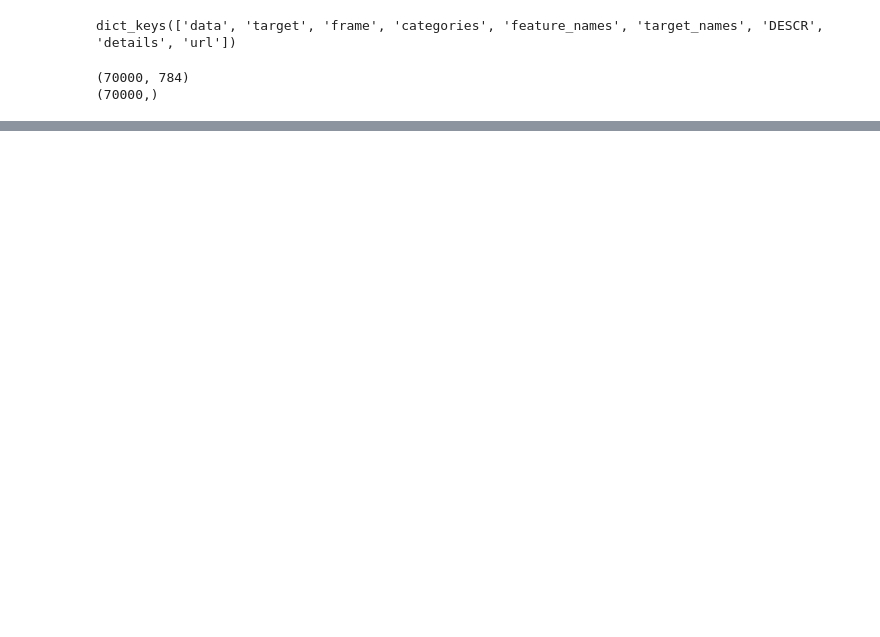
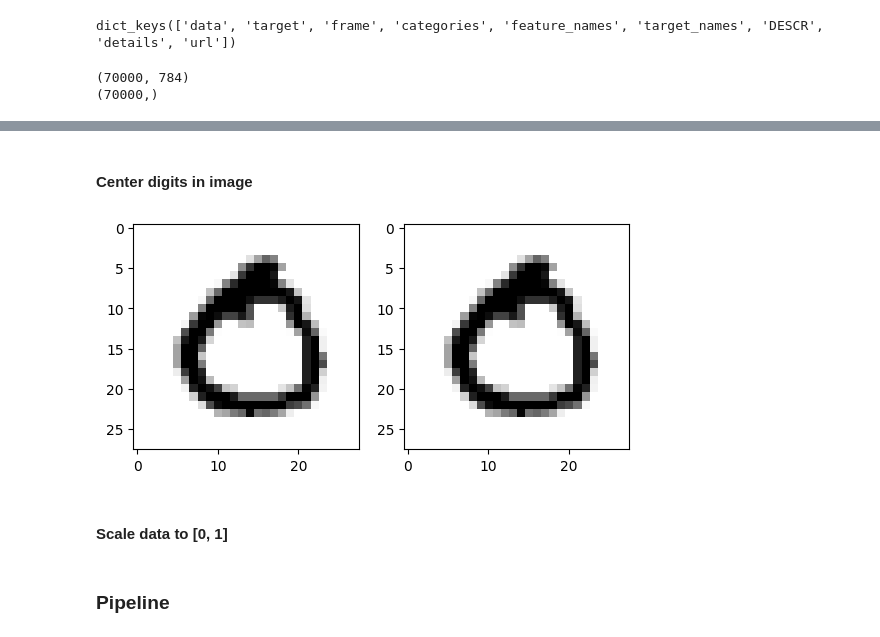
Before and after one commit to aguimorefran/handson-ml, a Jupyter notebook: ch3-classification/exercise.ipynb, the cells around one changed output, grey strips where cells are left out. Cells and saved outputs as stored; diff of their text form; code cells hidden in the pictures; blank space fills up the shorter version.

```diff
--- a/ch3-classification/exercise.ipynb
+++ b/ch3-classification/exercise.ipynb
@@ -43,11 +46,7 @@ y[rand_digit_index]
 # Split the data into train and test equally
 # There must be same proportion of each digit in train and test
 
-from sklearn.model_selection import train_test_split
-
-X_train, X_test, y_train, y_test = train_test_split(
-    X, y, test_size=0.2, stratify=y, random_state=42
-)
+X_train, X_test, y_train, y_test = X[:60000], X[60000:], y[:60000], y[60000:]
 # %%
 # Lengths
 print(len(X_train))
@@ -85,0 +87,2 @@ Proportion of 9 : 0.09935714285714285
+# %% [markdown]
+#### Center digits in image
@@ -86 +138,34 @@ Proportion of 9 : 0.09935714285714285
+# %%
+def plot_centered(X, X_centered):
+    rand_idx = np.random.randint(0, len(X))
+    fig, axs = plt.subplots(1, 2)
+    axs[0].imshow(X[rand_idx].reshape(28, 28), cmap = plt.cm.binary,
+                    interpolation="nearest")
+    axs[1].imshow(X_centered[rand_idx].reshape(28,28), cmap = plt.cm.binary,
+                    interpolation="nearest")
+# %%
+# Create transformer to center images with option
+from sklearn.base import BaseEstimator, TransformerMixin
+
+class CenterImage(BaseEstimator, TransformerMixin):
+    def __init__(self, center=True):
+        self.center = center
+    def fit(self, X, y=None):
+        return self
+    def transform(self, X, y=None):
+        if self.center:
+            return np.apply_along_axis(center_image, 1, X)
+        else:
+            return X
+# %%
+# Plot test
+center_image_transformer = CenterImage()
+X_train_centered = center_image_transformer.fit_transform(X_train)
+X_test_centered = center_image_transformer.transform(X_test)
+# %%
+plot_centered(X_train, X_train_centered)
+# %% [output]
+[figure, added]
+# %% [markdown]
+#### Scale data to [0, 1]
 # %%
@@ -92,0 +176,2 @@ X_train_scaled = scaler.fit_transform(X_train.astype(np.float64))
+# %% [markdown]
+### Pipeline
```
Also changed, not shown: parts of 24 cells of this notebook.
